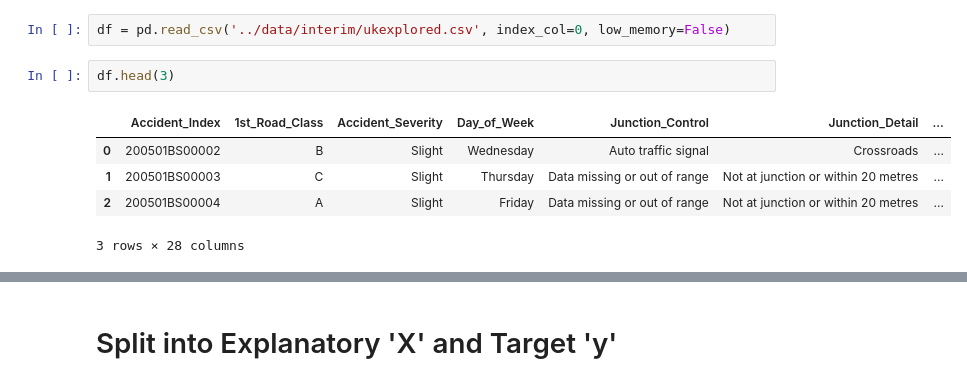
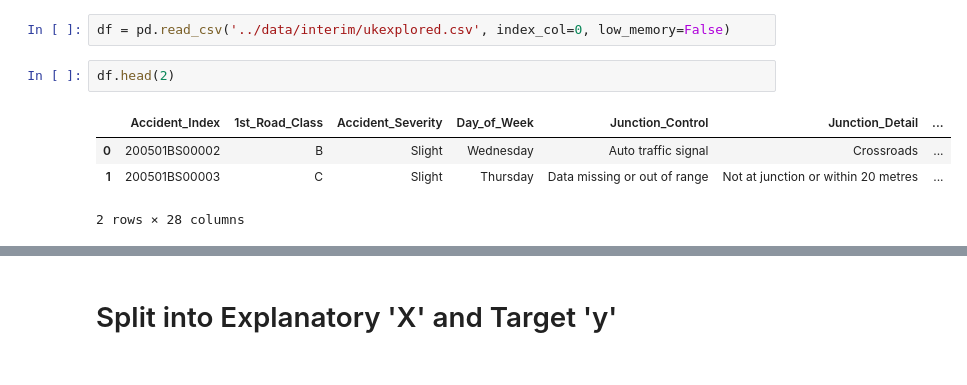
Before and after one commit to scharpham/Springboard, a Jupyter notebook: Capstone2/capstone2/notebooks/Capstone2-Preprocessing.ipynb, the cells around one changed output, grey strips where cells are left out. Saved outputs shown, nothing was run; the diff lists cells and outputs as text.

```diff
--- a/Capstone2/capstone2/notebooks/Capstone2-Preprocessing.ipynb
+++ b/Capstone2/capstone2/notebooks/Capstone2-Preprocessing.ipynb
@@ -14,10 +15,9 @@ display(HTML("<style>.container { width:90% !important; }</style>"))
 # %%
 df = pd.read_csv('../data/interim/ukexplored.csv', index_col=0, low_memory=False)
 # %%
-df.head(3)
+df.head(2)
 # %% [output]
 |  | Accident_Index | 1st_Road_Class | Accident_Severity | Day_of_Week | Junction_Control | Junction_Detail | ... |
 | 0 | 200501BS00002 | B | Slight | Wednesday | Auto traffic signal | Crossroads | ... |
 | 1 | 200501BS00003 | C | Slight | Thursday | Data missing or out of range | Not at junction or within 20 metres | ... |
-| 2 | 200501BS00004 | A | Slight | Friday | Data missing or out of range | Not at junction or within 20 metres | ... |
-3 rows × 28 columns
+2 rows × 28 columns
```
Also changed, not shown: parts of 20 cells of this notebook, 1 other file.
